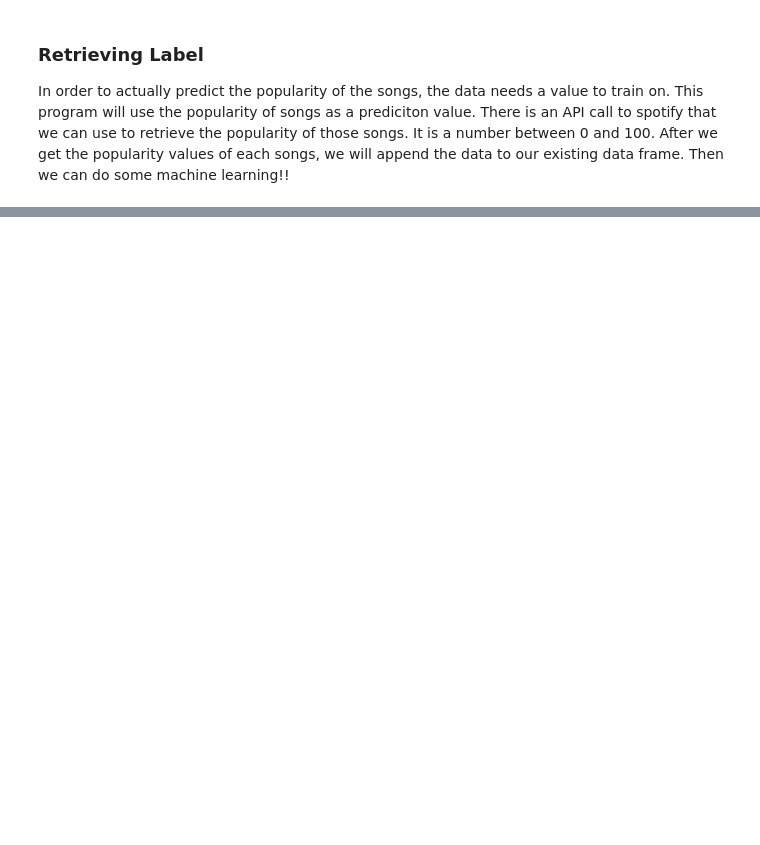
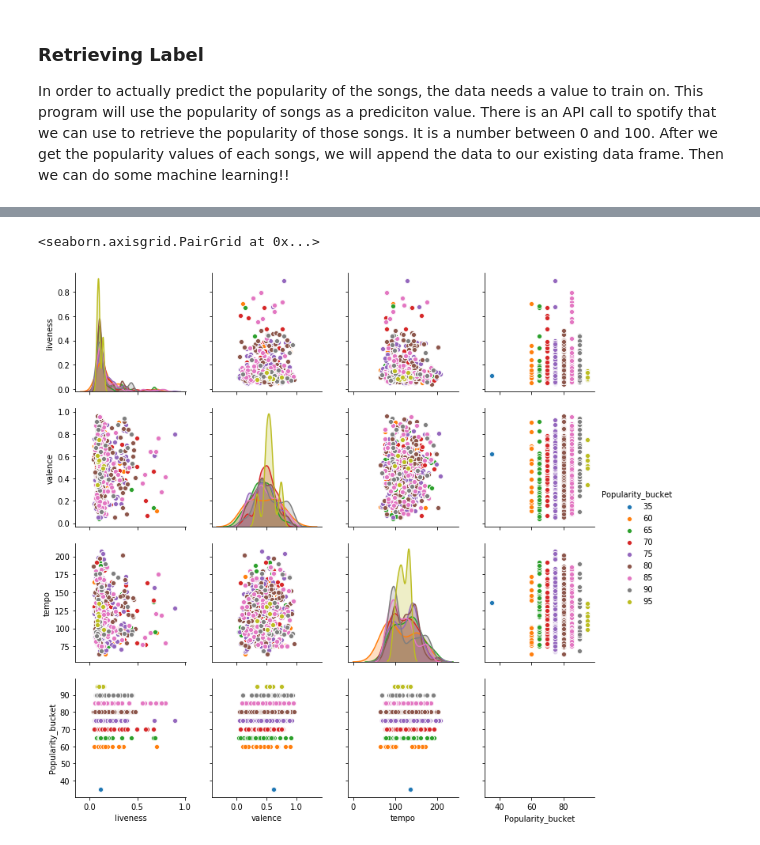
Before and after one commit to ISUData-Science-Club/Spotify_Project, a Jupyter notebook: spotify_Project/python/Spotify_Project.ipynb, the cells around one changed output, grey strips where cells are left out. Cells and saved outputs as stored; diff of their text form; code cells hidden in the pictures; blank space fills up the shorter version.

```diff
--- a/spotify_Project/python/Spotify_Project.ipynb
+++ b/spotify_Project/python/Spotify_Project.ipynb
@@ -38,7 +41,7 @@ from datetime import datetime, timedelta # constructing urls
 # %%
 url = 'https://accounts.spotify.com/api/token' # api call to recieve token
 clientID = '67158a9f3e804254bfe2e64fb370b549' # app id that is created with spotify
-clientS = 'c875dc2bdf7d4cd2ae696b7ff434b502' # secret for app that is registered
+clientS = '87bd1c49c81448e499d58825bc40e8c4' # secret for app that is registered
 # %%
 # need to get a token from spotify to validate our api calls
 # much easier to create a function to do this, since we may be
@@ -251,0 +266,24 @@ columns = ['danceability','energy','key','loudness','mode','speechiness','acoust
+# %%
+print("This is the original Popularity Column: ")
+print(DF2.Popularity.head())
+print('-----------------------------\n')
+
+
+bins = np.array([5,10,15,20,25,30,35,40,45,50,55,60,65,70,75,80,85,90,95,100]) # get our buckets
+DF2['Popularity_bucket'] = pd.cut(DF2.Popularity, bins) # split our Popularity column into buckets
+
+
+print("This is the bucketed Popularity Column: ")
+print(DF2.Popularity_bucket.head())
+print('------------------------------\nFull Interval: ' + str(DF2.Popularity_bucket[0]))
+print('Left of Interval: '+str(DF2.Popularity_bucket[0].left))
+
+
+DF2.Popularity_bucket = [el.left for el in DF2.Popularity_bucket] # grab the left of the interval
+
+
+print('------------------------------\nThis is the transformed Columns: ')
+print(DF2.Popularity_bucket.head())
+
+
+DF2.drop('Popularity',axis=1,inplace=True) # drop our real prediction values
@@ -252,2 +308,7 @@ columns = ['danceability','energy','key','loudness','mode','speechiness','acoust
+# %%
+sns.pairplot(DF2.iloc[:,8:],hue='Popularity_bucket')
+# %% [output]
+<seaborn.axisgrid.PairGrid at 0x...>
+[figure, added]
 # %%
 from sklearn.model_selection import train_test_split
```
Also changed, not shown: parts of 24 cells of this notebook, 2 other files.
